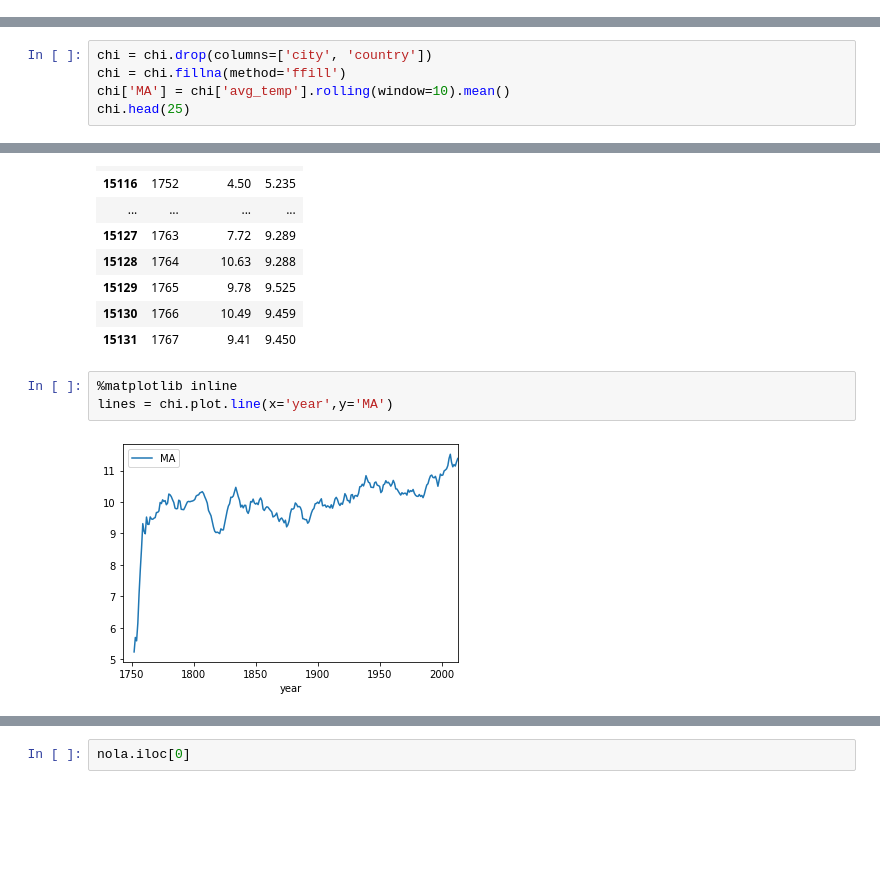
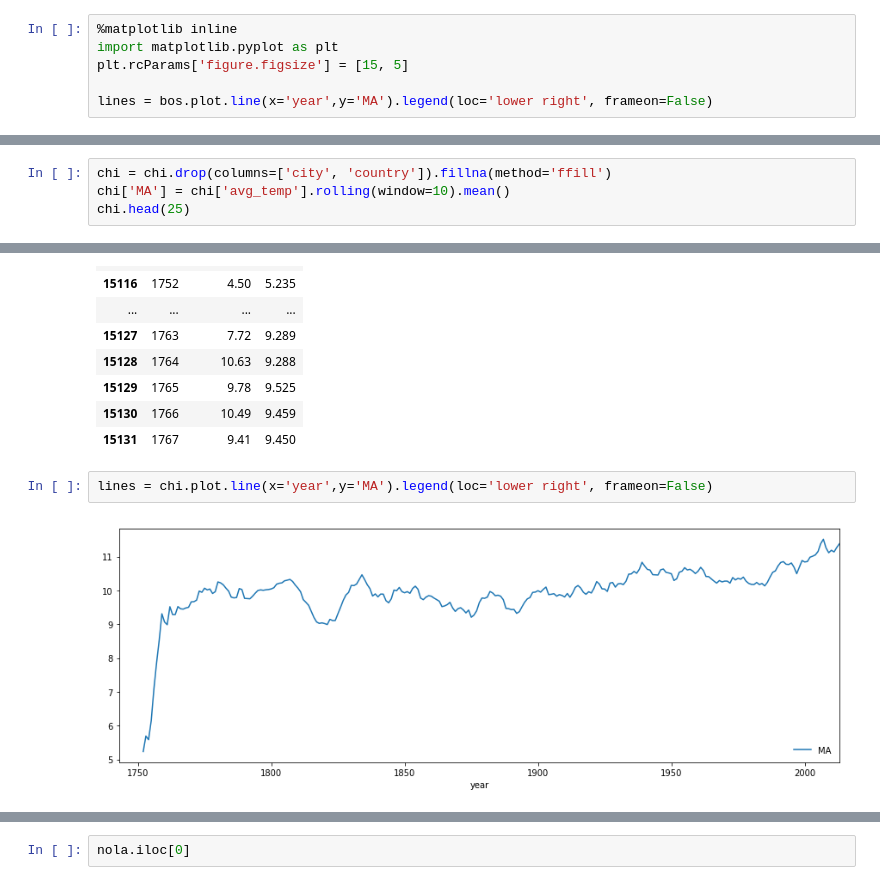
Before and after one commit to stevemn/udacity-da-weather, a Jupyter notebook: weather_trends.ipynb, the cells around one changed output, grey strips where cells are left out. Saved outputs shown, nothing was run; the diff lists cells and outputs as text; blank space fills up the shorter version.

```diff
--- a/weather_trends.ipynb
+++ b/weather_trends.ipynb
@@ -122,0 +156,6 @@ city_list.groupby(['country']).size().reset_index(name='count').sort_values(['co
+# %%
+%matplotlib inline
+import matplotlib.pyplot as plt
+plt.rcParams['figure.figsize'] = [15, 5]
+
+lines = bos.plot.line(x='year',y='MA').legend(loc='lower right', frameon=False)
@@ -170,8 +209,7 @@ chi.head()
 | 15110 | 1746 | Chicago | United States | NaN |
 | 15111 | 1747 | Chicago | United States | NaN |
 # %%
-chi = chi.drop(columns=['city', 'country'])
-chi = chi.fillna(method='ffill')
+chi = chi.drop(columns=['city', 'country']).fillna(method='ffill')
 chi['MA'] = chi['avg_temp'].rolling(window=10).mean()
 chi.head(25)
 # %% [output]
@@ -193,7 +231,6 @@ chi.head(25)
 | 15130 | 1766 | 10.49 | 9.459 |
 | 15131 | 1767 | 9.41 | 9.450 |
 # %%
-%matplotlib inline
-lines = chi.plot.line(x='year',y='MA')
+lines = chi.plot.line(x='year',y='MA').legend(loc='lower right', frameon=False)
 # %% [output]
-[figure, old version]
+[figure, new version]
```
Also changed, not shown: parts of 13 cells of this notebook.
